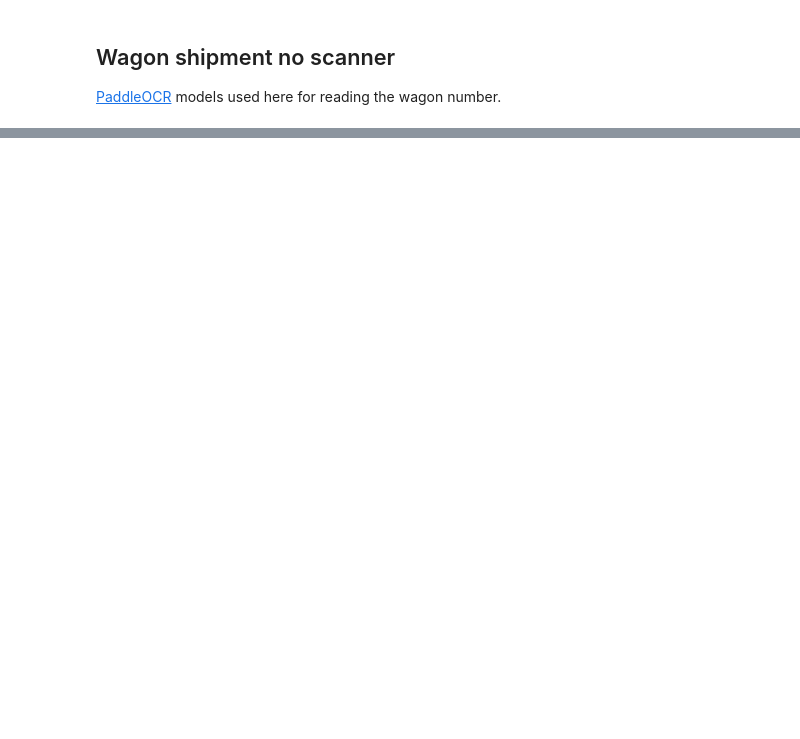
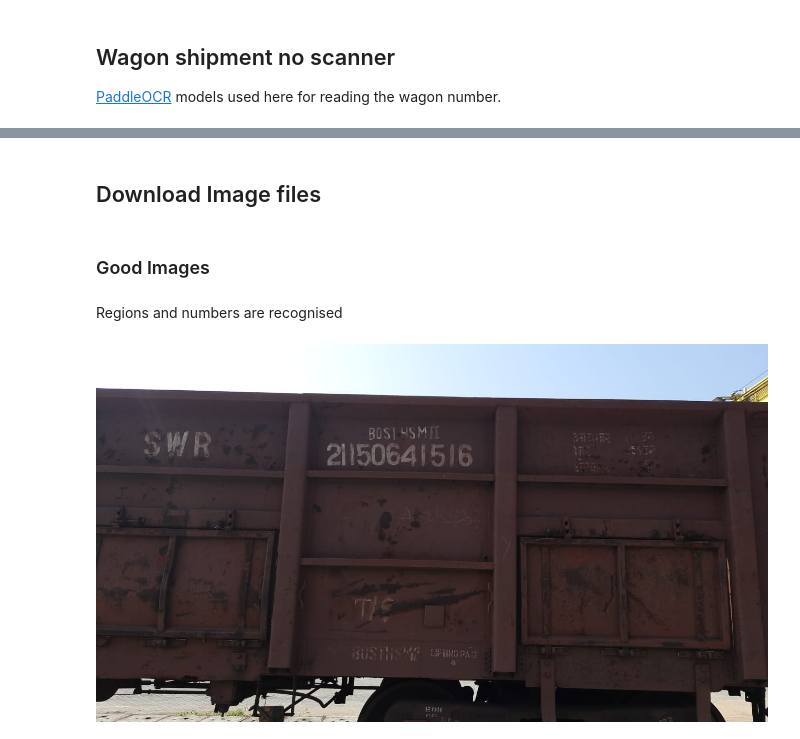
Before and after one commit to mldurga/projects, a Jupyter notebook: wagon_shipment_reader.ipynb, the cells around one changed output, grey strips where cells are left out. Saved outputs shown, nothing was run; the diff lists cells and outputs as text; code cells hidden in the pictures; blank space fills up the shorter version.

```diff
--- a/wagon_shipment_reader.ipynb
+++ b/wagon_shipment_reader.ipynb
@@ -51,0 +46,2 @@ predict('/content/images.jpg')
+# %% [markdown]
+## Download Image files
@@ -51,0 +59,8 @@ predict('/content/images.jpg')
+# %% [markdown]
+### Good Images
+# %% [markdown]
+Regions and numbers are recognised
+# %%
+Image.open('/content/147801374-0915efba-943d-4811-866e-b00fd0a961e4.jpeg')
+# %% [output]
+[figure, added]
```
Also changed, not shown: parts of 10 cells of this notebook.
